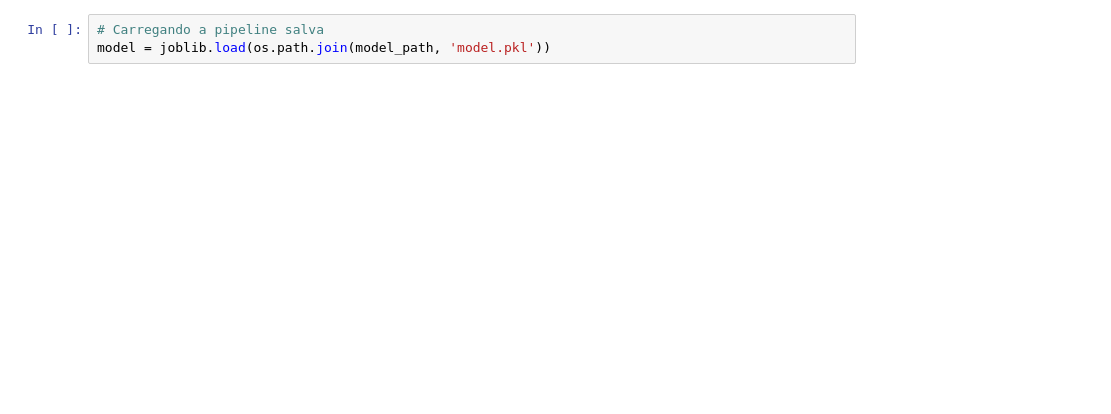
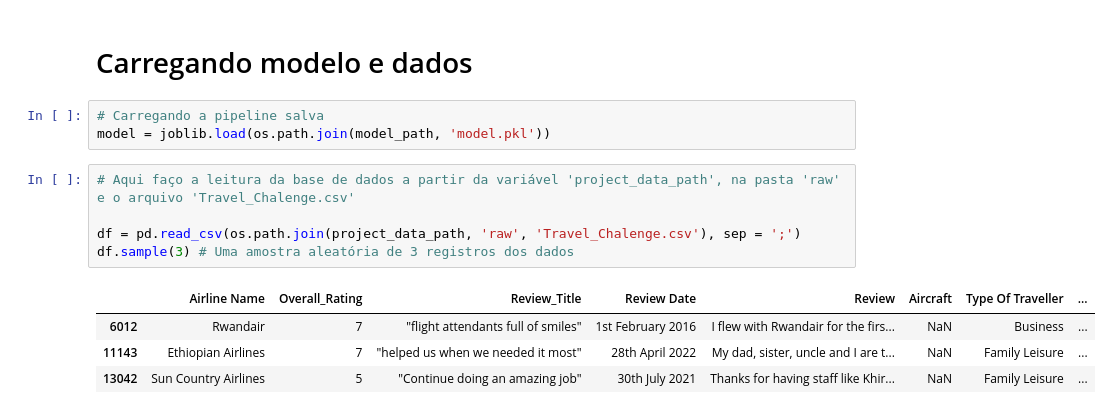
Before and after one commit to samuel-souza/Travel_Challenge, a Jupyter notebook: notebooks/model_analysis.ipynb, the cells around one changed output. Drawn from its saved outputs; the diff is of its cells as text; blank space fills up the shorter version.

```diff
--- a/notebooks/model_analysis.ipynb
+++ b/notebooks/model_analysis.ipynb
@@ -43,3 +43,15 @@ ImportError: cannot import name 'CustomImputer' from 'transformers' (c:\Users\CP
+# %% [markdown]
+# Carregando modelo e dados
 # %%
 # Carregando a pipeline salva
 model = joblib.load(os.path.join(model_path, 'model.pkl'))
+# %%
+# Aqui faço a leitura da base de dados a partir da variável 'project_data_path', na pasta 'raw' e o arquivo 'Travel_Chalenge.csv'
+
+df = pd.read_csv(os.path.join(project_data_path, 'raw', 'Travel_Chalenge.csv'), sep = ';')
+df.sample(3) # Uma amostra aleatória de 3 registros dos dados
+# %% [output]
+|  | Airline Name | Overall_Rating | Review_Title | Review Date | Review | Aircraft | Type Of Traveller | ... |
+| 6012 | Rwandair | 7 | "flight attendants full of smiles" | 1st February 2016 | I flew with Rwandair for the firs... | NaN | Business | ... |
+| 11143 | Ethiopian Airlines | 7 | "helped us when we needed it most" | 28th April 2022 | My dad, sister, uncle and I are t... | NaN | Family Leisure | ... |
+| 13042 | Sun Country Airlines | 5 | "Continue doing an amazing job" | 30th July 2021 | Thanks for having staff like Khir... | NaN | Family Leisure | ... |
```
Also changed, not shown: parts of 43 cells of this notebook, 44 other files.
